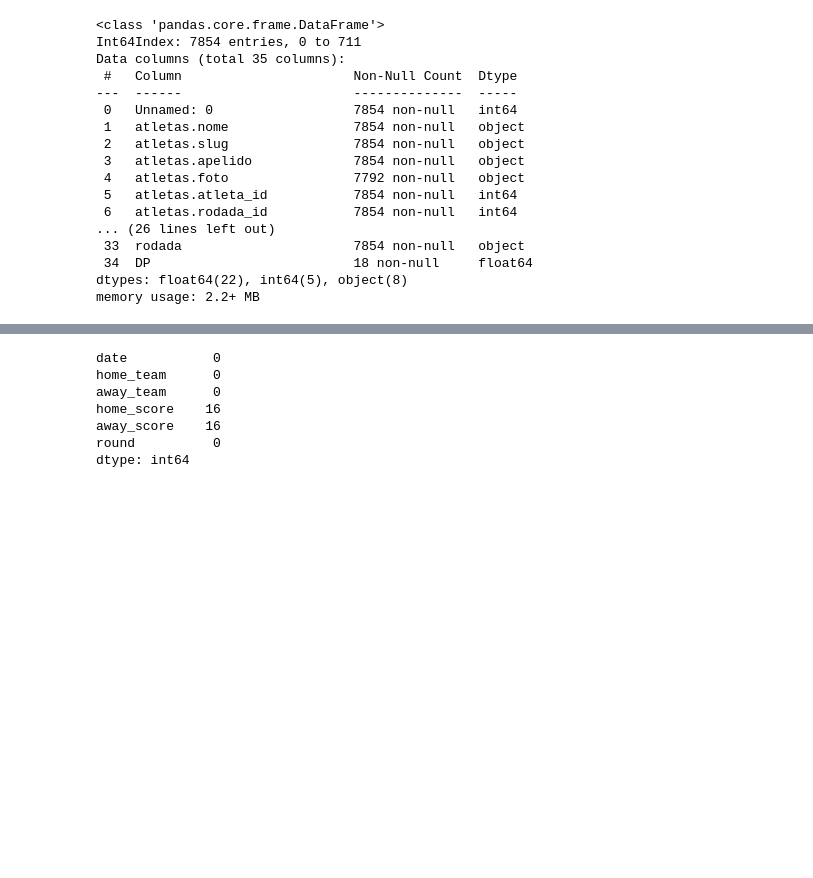
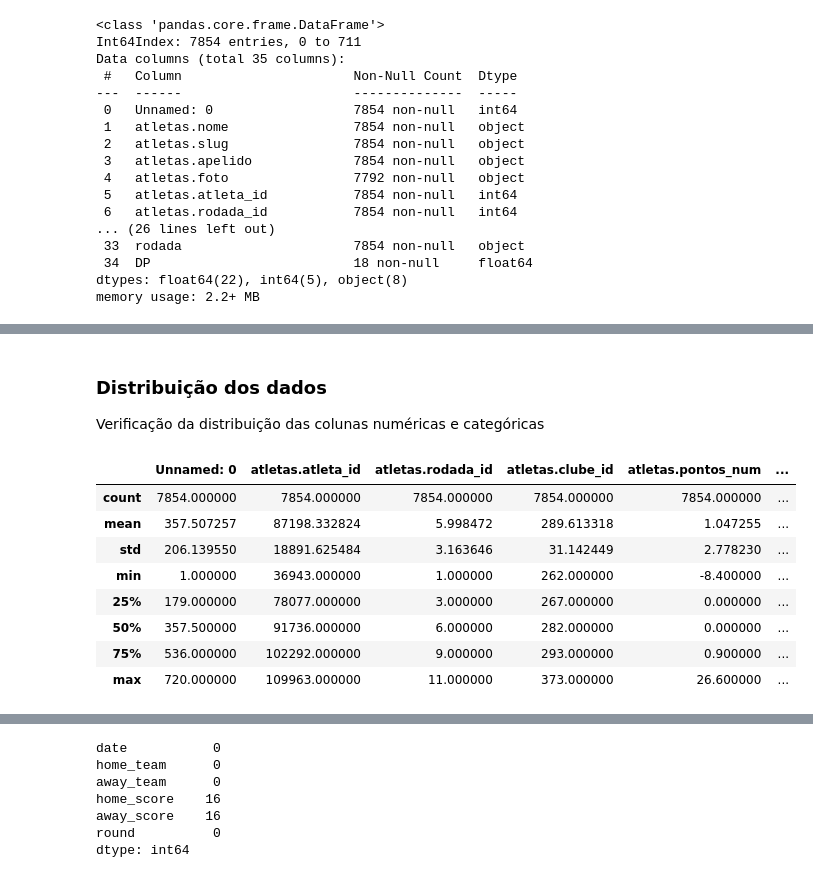
Before and after one commit to andeoliveira/datascience, a Jupyter notebook: cartolafc-escalacao/notebook.ipynb, the cells around one changed output, grey strips where cells are left out. Saved outputs shown, nothing was run; the diff lists cells and outputs as text; code cells hidden in the pictures; blank space fills up the shorter version.

```diff
--- a/cartolafc-escalacao/notebook.ipynb
+++ b/cartolafc-escalacao/notebook.ipynb
@@ -174,0 +234,16 @@ memory usage: 5.7+ KB
+# %% [markdown]
+### Distribuição dos dados
+Verificação da distribuição das colunas numéricas e categóricas
+# %%
+# Distribuição numérica
+df_jogadores.describe()
+# %% [output]
+|  | Unnamed: 0 | atletas.atleta_id | atletas.rodada_id | atletas.clube_id | atletas.pontos_num | ... |
+| count | 7854.000000 | 7854.000000 | 7854.000000 | 7854.000000 | 7854.000000 | ... |
+| mean | 357.507257 | 87198.332824 | 5.998472 | 289.613318 | 1.047255 | ... |
+| std | 206.139550 | 18891.625484 | 3.163646 | 31.142449 | 2.778230 | ... |
+| min | 1.000000 | 36943.000000 | 1.000000 | 262.000000 | -8.400000 | ... |
+| 25% | 179.000000 | 78077.000000 | 3.000000 | 267.000000 | 0.000000 | ... |
+| 50% | 357.500000 | 91736.000000 | 6.000000 | 282.000000 | 0.000000 | ... |
+| 75% | 536.000000 | 102292.000000 | 9.000000 | 293.000000 | 0.900000 | ... |
+| max | 720.000000 | 109963.000000 | 11.000000 | 373.000000 | 26.600000 | ... |
```
Also changed, not shown: parts of 72 cells of this notebook.
